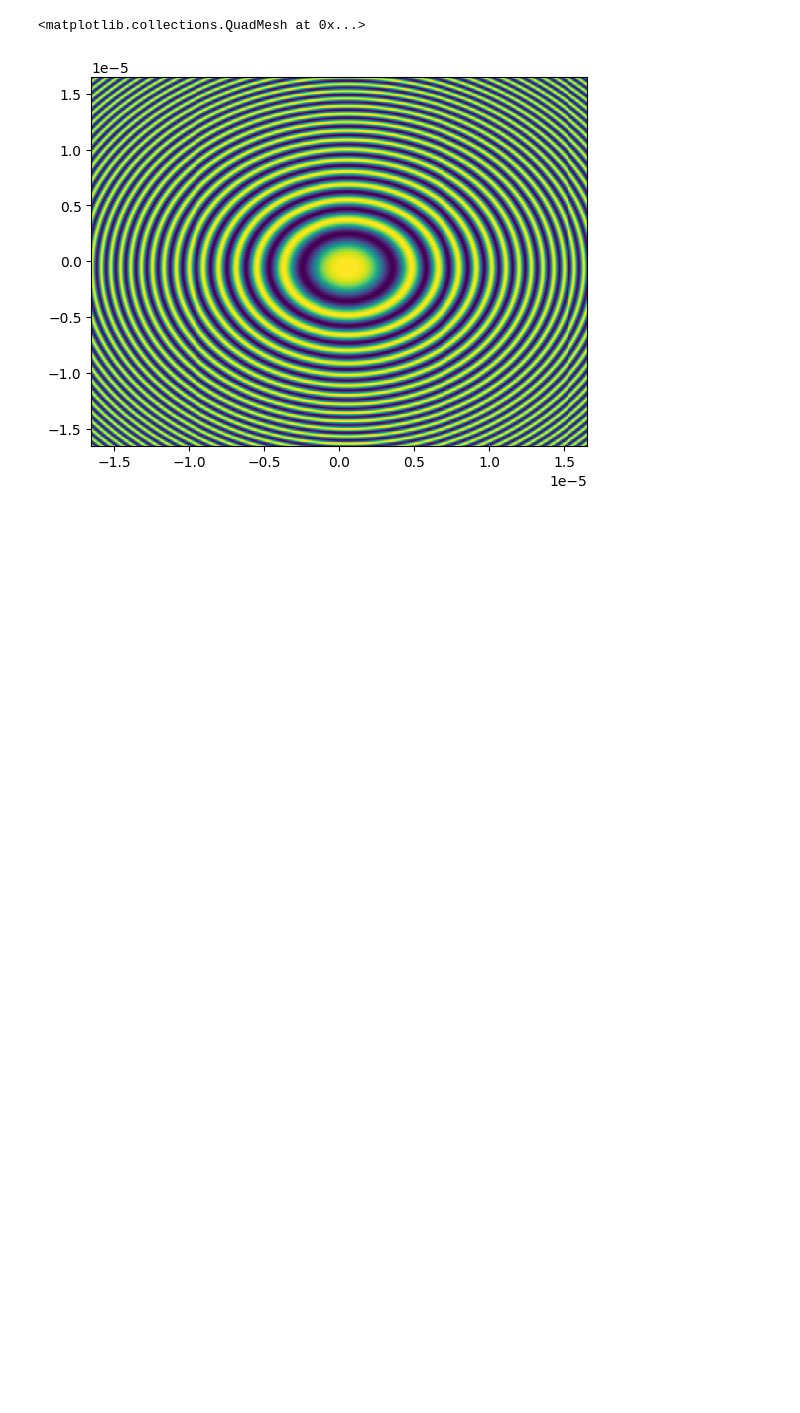
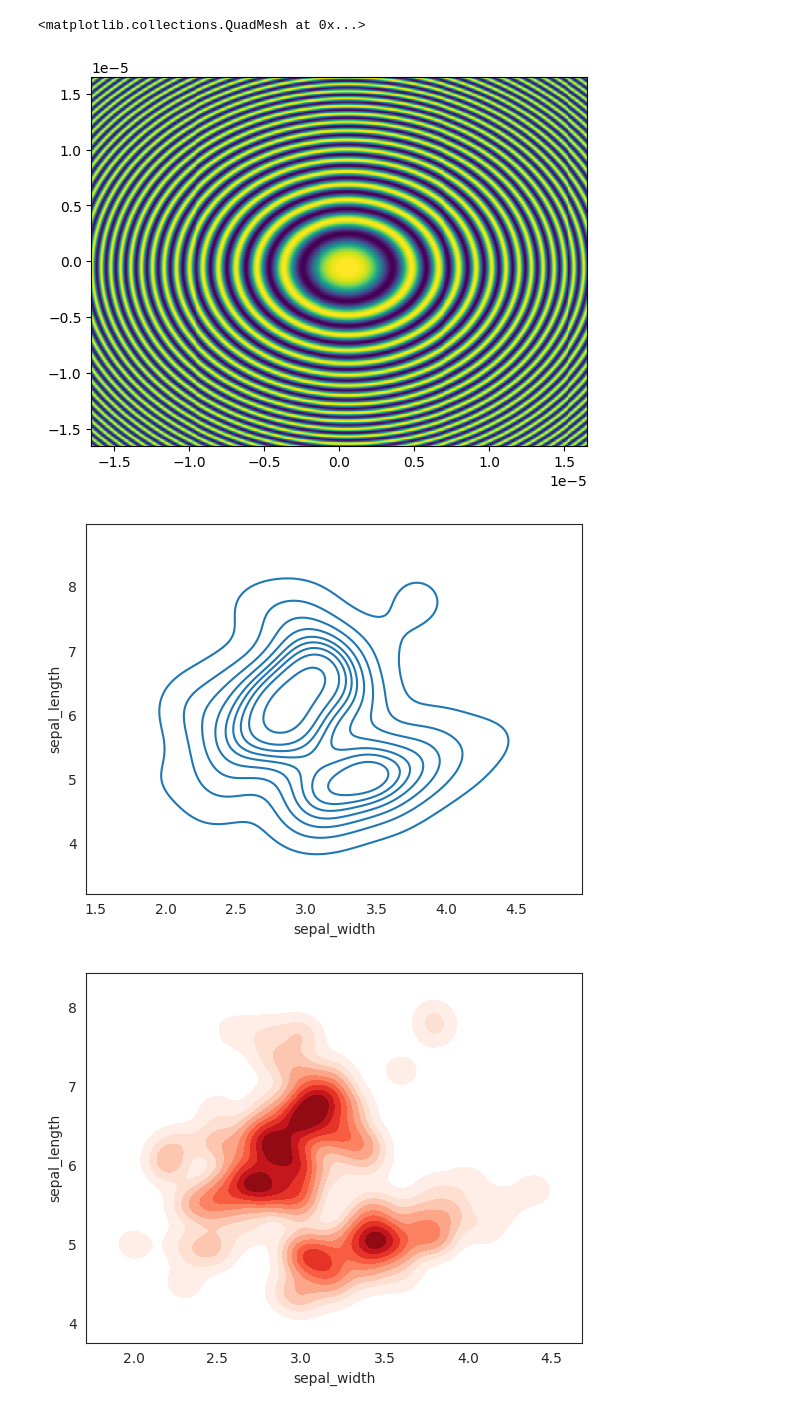
Before and after one commit to rcasalins/thesis_bachelor, a Jupyter notebook: Codigo/Cuaderno_programacion_tesis.ipynb, the cells around one changed output. Saved outputs shown, nothing was run; the diff lists cells and outputs as text; code cells hidden in the pictures; blank space fills up the shorter version.

```diff
--- a/Codigo/Cuaderno_programacion_tesis.ipynb
+++ b/Codigo/Cuaderno_programacion_tesis.ipynb
@@ -243,3 +243,26 @@ ax.pcolormesh(x, y, zf)
 # %% [output]
 <matplotlib.collections.QuadMesh at 0x...>
 [figure]
+# %%
+# libraries & dataset
+import seaborn as sns
+import matplotlib.pyplot as plt
+df = sns.load_dataset('iris')
+
+# set seaborn style
+sns.set_style("white")
+
+# Basic 2D density plot
+sns.kdeplot(x=df.sepal_width, y=df.sepal_length)
+plt.show()
+
+# Custom the color, add shade and bandwidth
+sns.kdeplot(x=df.sepal_width, y=df.sepal_length, cmap="Reds", fill=True, bw_adjust=.5)
+plt.show()
+
+# Add thresh parameter
+sns.kdeplot(x=df.sepal_width, y=df.sepal_length, cmap="Blues", fill=True, thresh=0)
+plt.show()
+# %% [output]
+[figure, added]
+[figure, added]
```
Also changed, not shown: parts of 2 cells of this notebook.
